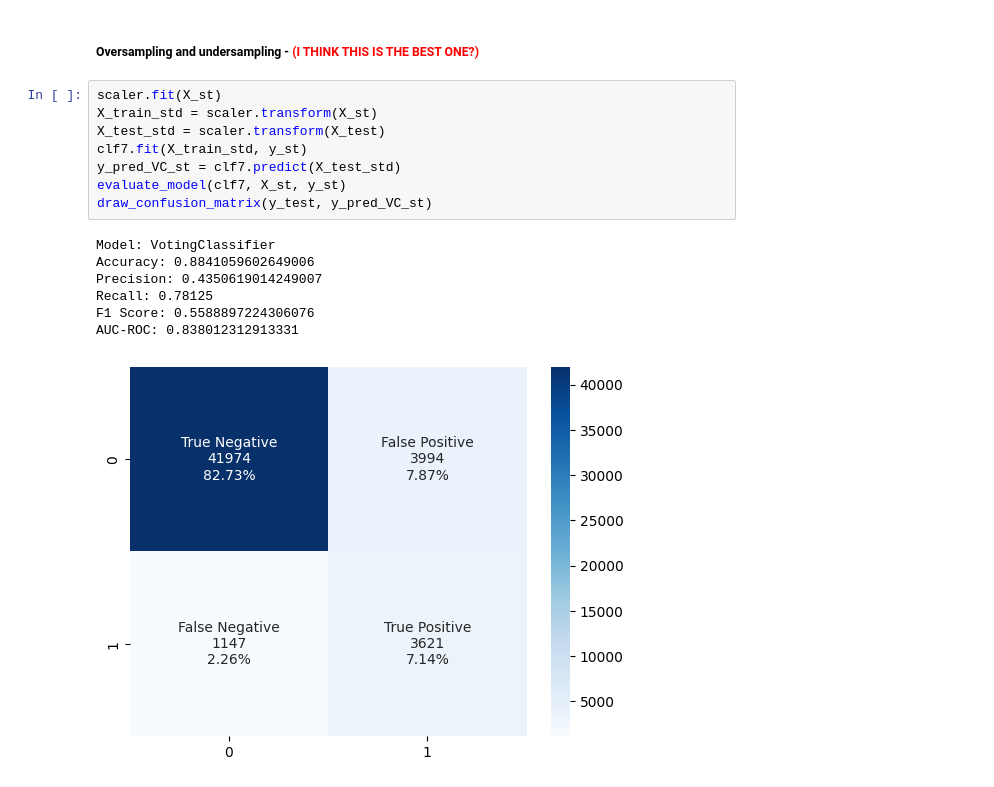
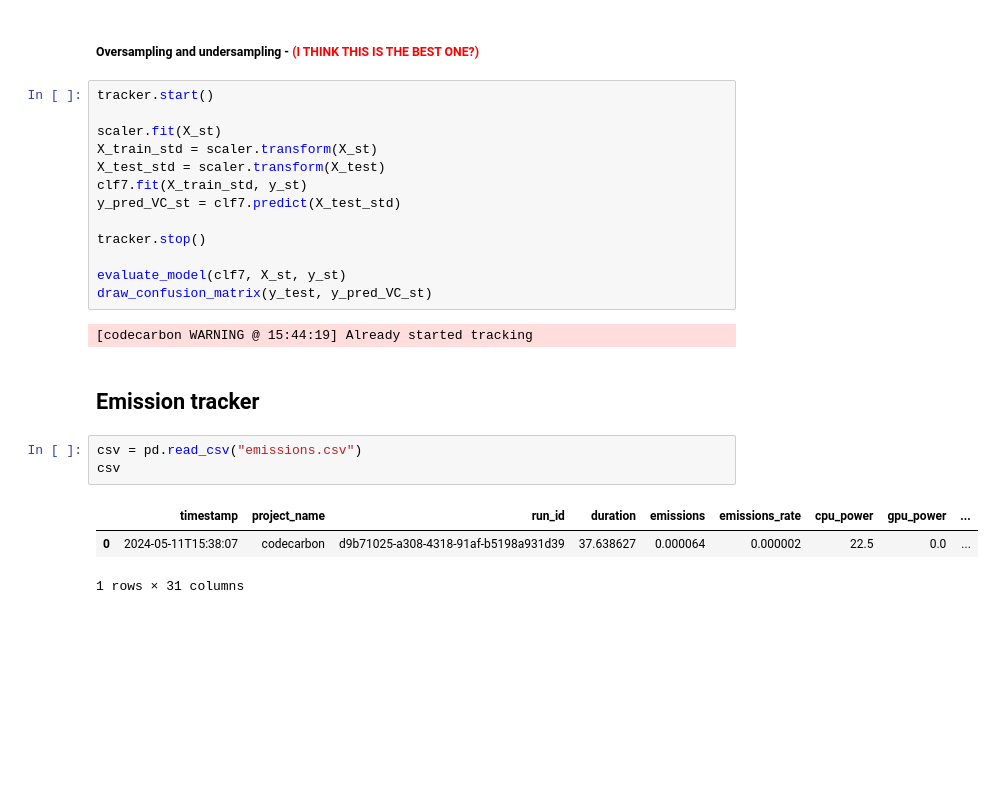
Before and after one commit to Alaa0129/HeartDiseaseOrAttackBigData, a Jupyter notebook: src/05_Optimized_models_training.ipynb, the cells around one changed output. Saved outputs shown, nothing was run; the diff lists cells and outputs as text; blank space fills up the shorter version.

```diff
--- a/src/05_Optimized_models_training.ipynb
+++ b/src/05_Optimized_models_training.ipynb
@@ -905,18 +925,26 @@ AUC-ROC: 0.5550979657281283
 # %% [markdown]
 ##### Oversampling and undersampling - <span style="color:red">**(I THINK THIS IS THE BEST ONE?)**</span>
 # %%
+tracker.start()
+
 scaler.fit(X_st)
 X_train_std = scaler.transform(X_st)
 X_test_std = scaler.transform(X_test)
 clf7.fit(X_train_std, y_st)
 y_pred_VC_st = clf7.predict(X_test_std)
+
+tracker.stop()
+
 evaluate_model(clf7, X_st, y_st)
 draw_confusion_matrix(y_test, y_pred_VC_st)
 # %% [output]
-Model: VotingClassifier
-Accuracy: 0.8841059602649006
-Precision: 0.4350619014249007
-Recall: 0.78125
-F1 Score: 0.5588897224306076
-AUC-ROC: 0.838012312913331
+[codecarbon WARNING @ 15:44:19] Already started tracking
-[figure, removed]
+# %% [markdown]
+## Emission tracker
+# %%
+csv = pd.read_csv("emissions.csv")
+csv
+# %% [output]
+|  | timestamp | project_name | run_id | duration | emissions | emissions_rate | cpu_power | gpu_power | ... |
+| 0 | 2024-05-11T15:38:07 | codecarbon | d9b71025-a308-4318-91af-b5198a931d39 | 37.638627 | 0.000064 | 0.000002 | 22.5 | 0.0 | ... |
+1 rows × 31 columns
```
Also changed, not shown: parts of 2 cells of this notebook, 2 other files.
